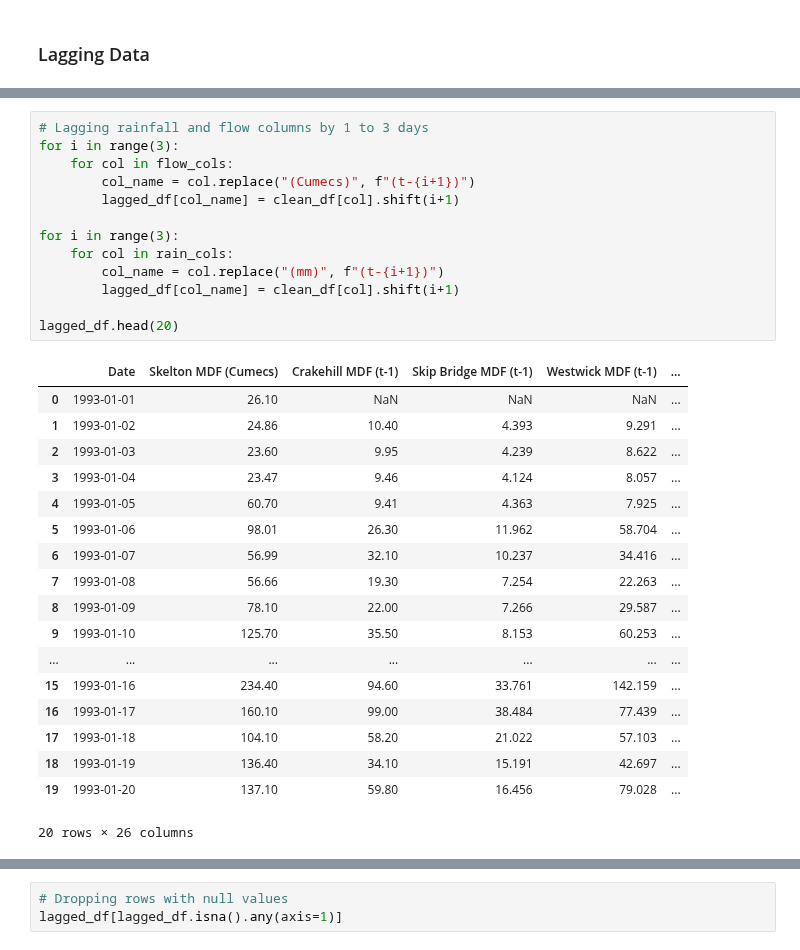
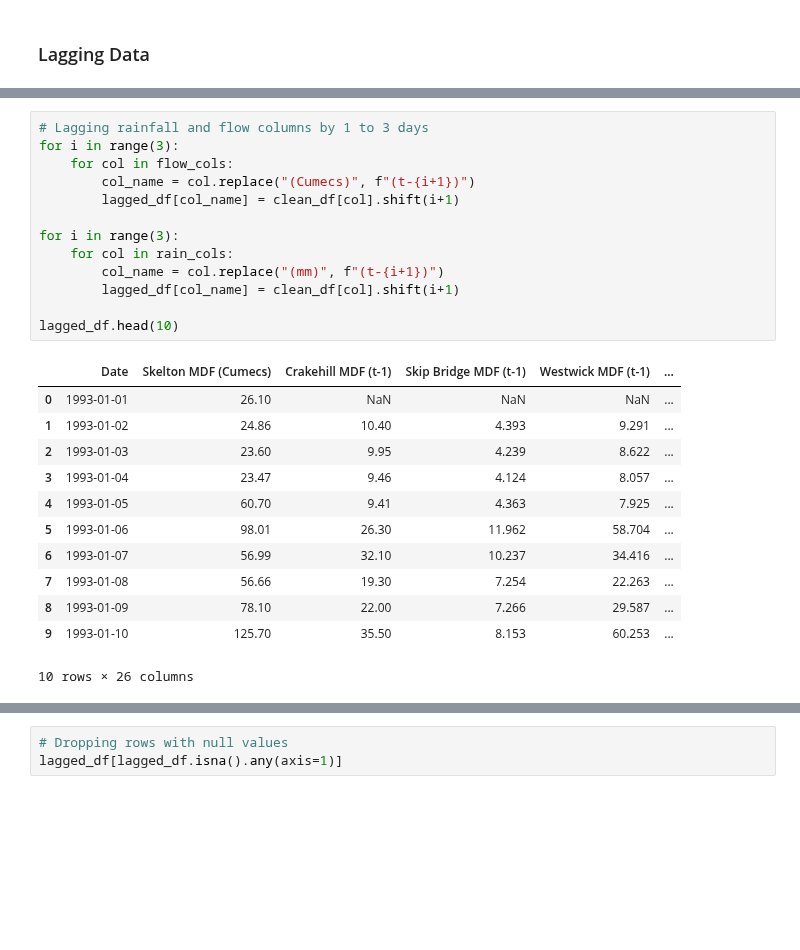
Before and after one commit to mhjp13/small-projects-ai, a Jupyter notebook: cob107/cw2/Data-Processing.ipynb, the cells around one changed output, grey strips where cells are left out. Saved outputs shown, nothing was run; the diff lists cells and outputs as text; blank space fills up the shorter version.

```diff
--- a/cob107/cw2/Data-Processing.ipynb
+++ b/cob107/cw2/Data-Processing.ipynb
@@ -314,32 +292,26 @@ lagged_df.head(20)
 # %%
 # Lagging rainfall and flow columns by 1 to 3 days
 for i in range(3):
     for col in flow_cols:
         col_name = col.replace("(Cumecs)", f"(t-{i+1})")
         lagged_df[col_name] = clean_df[col].shift(i+1)
 
 for i in range(3):
     for col in rain_cols:
         col_name = col.replace("(mm)", f"(t-{i+1})")
         lagged_df[col_name] = clean_df[col].shift(i+1)
 
-lagged_df.head(20)
+lagged_df.head(10)
 # %% [output]
 |  | Date | Skelton MDF (Cumecs) | Crakehill MDF (t-1) | Skip Bridge MDF (t-1) | Westwick MDF (t-1) | ... |
 | 0 | 1993-01-01 | 26.10 | NaN | NaN | NaN | ... |
 | 1 | 1993-01-02 | 24.86 | 10.40 | 4.393 | 9.291 | ... |
 | 2 | 1993-01-03 | 23.60 | 9.95 | 4.239 | 8.622 | ... |
 | 3 | 1993-01-04 | 23.47 | 9.46 | 4.124 | 8.057 | ... |
 | 4 | 1993-01-05 | 60.70 | 9.41 | 4.363 | 7.925 | ... |
 | 5 | 1993-01-06 | 98.01 | 26.30 | 11.962 | 58.704 | ... |
 | 6 | 1993-01-07 | 56.99 | 32.10 | 10.237 | 34.416 | ... |
 | 7 | 1993-01-08 | 56.66 | 19.30 | 7.254 | 22.263 | ... |
 | 8 | 1993-01-09 | 78.10 | 22.00 | 7.266 | 29.587 | ... |
 | 9 | 1993-01-10 | 125.70 | 35.50 | 8.153 | 60.253 | ... |
-| ... | ... | ... | ... | ... | ... | ... |
-| 15 | 1993-01-16 | 234.40 | 94.60 | 33.761 | 142.159 | ... |
-| 16 | 1993-01-17 | 160.10 | 99.00 | 38.484 | 77.439 | ... |
-| 17 | 1993-01-18 | 104.10 | 58.20 | 21.022 | 57.103 | ... |
-| 18 | 1993-01-19 | 136.40 | 34.10 | 15.191 | 42.697 | ... |
-| 19 | 1993-01-20 | 137.10 | 59.80 | 16.456 | 79.028 | ... |
-20 rows × 26 columns
+10 rows × 26 columns
```
Also changed, not shown: parts of 17 cells of this notebook, 12 other files.
